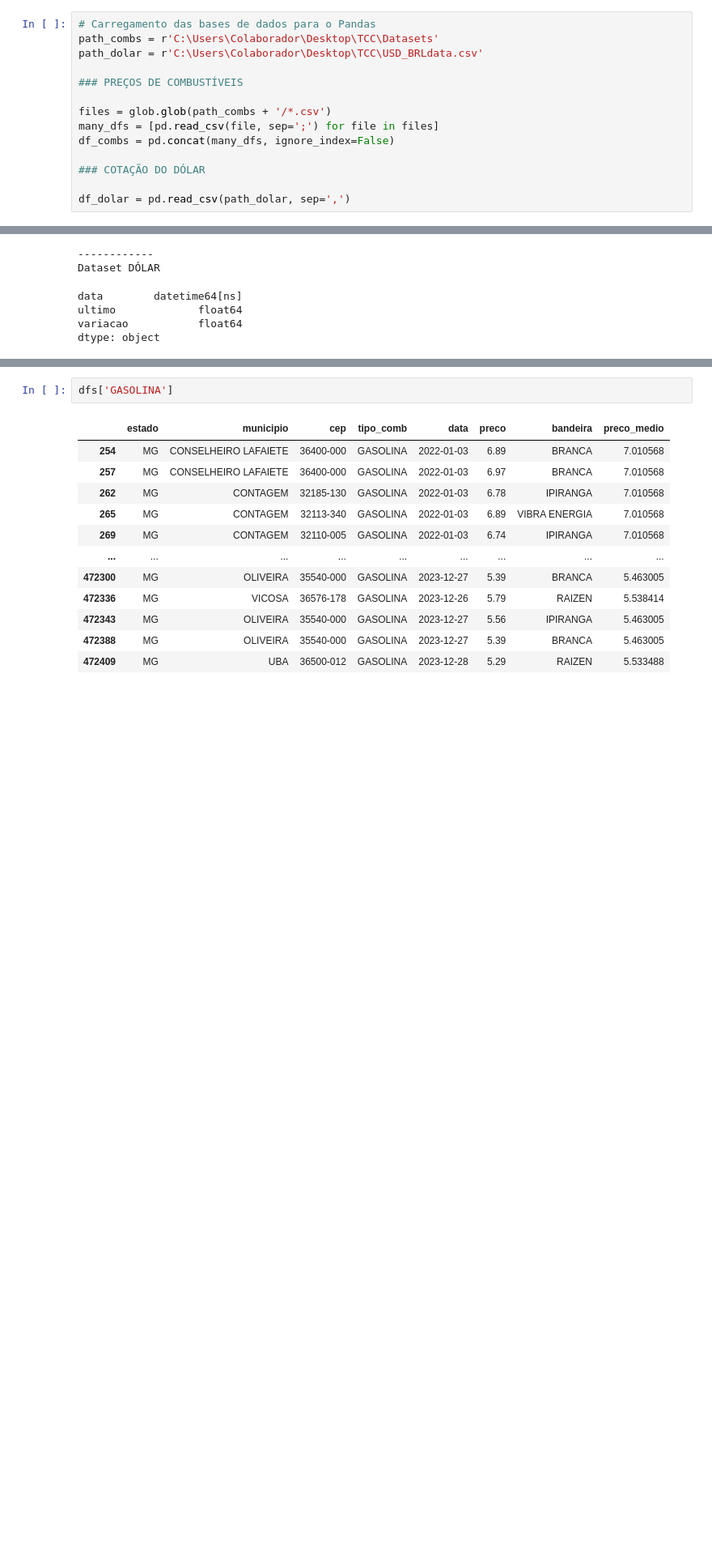
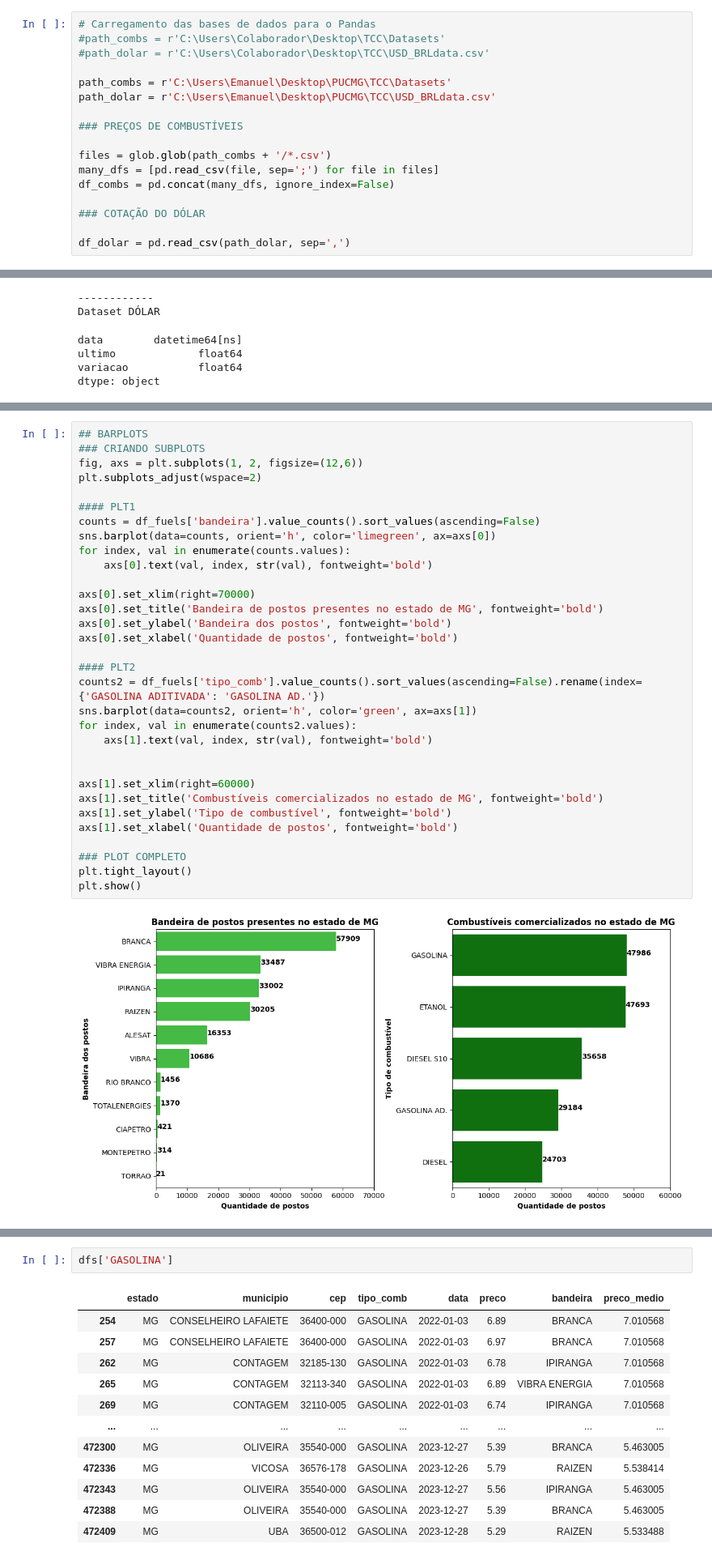
Before and after one commit to emanuel-brandao15/fuel-prices-forecast-brazil-mg, a Jupyter notebook: fuel_timeseries.ipynb, the cells around one changed output, grey strips where cells are left out. Shown at 81% size. Drawn from its saved outputs; the diff is of its cells as text; blank space fills up the shorter version.

```diff
--- a/fuel_timeseries.ipynb
+++ b/fuel_timeseries.ipynb
@@ -14,8 +14,11 @@ from datetime import datetime, timedelta
 ## **Importação dos dados**
 # %%
 # Carregamento das bases de dados para o Pandas
-path_combs = r'C:\Users\Colaborador\Desktop\TCC\Datasets'
-path_dolar = r'C:\Users\Colaborador\Desktop\TCC\USD_BRLdata.csv'
+#path_combs = r'C:\Users\Colaborador\Desktop\TCC\Datasets'
+#path_dolar = r'C:\Users\Colaborador\Desktop\TCC\USD_BRLdata.csv'
+
+path_combs = r'C:\Users\Emanuel\Desktop\PUCMG\TCC\Datasets'
+path_dolar = r'C:\Users\Emanuel\Desktop\PUCMG\TCC\USD_BRLdata.csv'
 
 ### PREÇOS DE COMBUSTÍVEIS
 
@@ -204,0 +227,34 @@ dtype: object
+# %%
+## BARPLOTS
+### CRIANDO SUBPLOTS
+fig, axs = plt.subplots(1, 2, figsize=(12,6))
+plt.subplots_adjust(wspace=2)
+
+#### PLT1
+counts = df_fuels['bandeira'].value_counts().sort_values(ascending=False)
+sns.barplot(data=counts, orient='h', color='limegreen', ax=axs[0])
+for index, val in enumerate(counts.values):
+    axs[0].text(val, index, str(val), fontweight='bold')
+
+axs[0].set_xlim(right=70000)
+axs[0].set_title('Bandeira de postos presentes no estado de MG', fontweight='bold')
+axs[0].set_ylabel('Bandeira dos postos', fontweight='bold')
+axs[0].set_xlabel('Quantidade de postos', fontweight='bold')
+
+#### PLT2
+counts2 = df_fuels['tipo_comb'].value_counts().sort_values(ascending=False).rename(index={'GASOLINA ADITIVADA': 'GASOLINA AD.'})
+sns.barplot(data=counts2, orient='h', color='green', ax=axs[1])
+for index, val in enumerate(counts2.values):
+    axs[1].text(val, index, str(val), fontweight='bold')
+
+
+axs[1].set_xlim(right=60000)
+axs[1].set_title('Combustíveis comercializados no estado de MG', fontweight='bold')
+axs[1].set_ylabel('Tipo de combustível', fontweight='bold')
+axs[1].set_xlabel('Quantidade de postos', fontweight='bold')
+
+### PLOT COMPLETO
+plt.tight_layout()
+plt.show()
+# %% [output]
+[figure, added]
```
Also changed, not shown: parts of 10 cells of this notebook.
